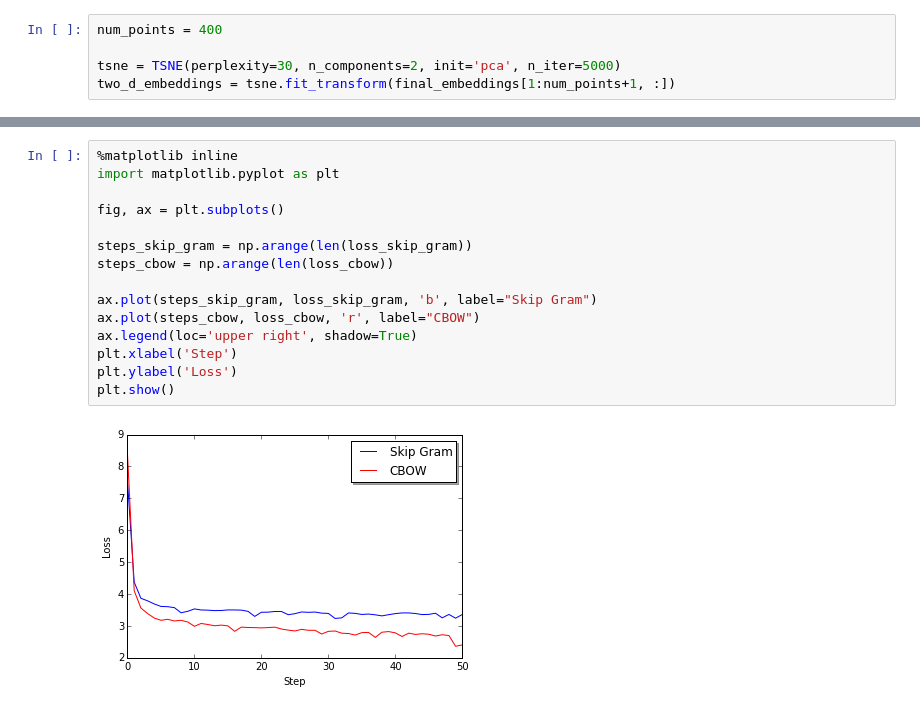
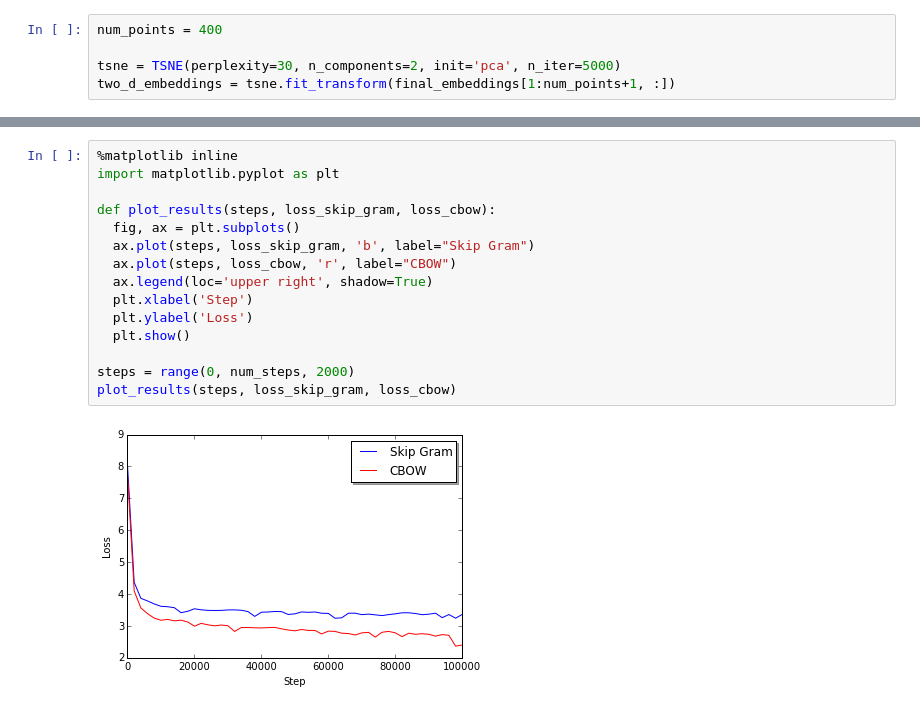
Before and after one commit to frankwwu/Udacity-Deep-Learning, a Jupyter notebook: 5_word2vec.ipynb, the cells around one changed output, grey strips where cells are left out. Saved outputs shown, nothing was run; the diff lists cells and outputs as text.

```diff
--- a/5_word2vec.ipynb
+++ b/5_word2vec.ipynb
@@ -487,17 +487,17 @@ plot(two_d_embeddings, words)
 # %%
 %matplotlib inline
 import matplotlib.pyplot as plt
 
-fig, ax = plt.subplots()
+def plot_results(steps, loss_skip_gram, loss_cbow):
+  fig, ax = plt.subplots()
+  ax.plot(steps, loss_skip_gram, 'b', label="Skip Gram")
+  ax.plot(steps, loss_cbow, 'r', label="CBOW")
+  ax.legend(loc='upper right', shadow=True)
+  plt.xlabel('Step')
+  plt.ylabel('Loss')
+  plt.show()
 
-steps_skip_gram = np.arange(len(loss_skip_gram))
-steps_cbow = np.arange(len(loss_cbow))
-
-ax.plot(steps_skip_gram, loss_skip_gram, 'b', label="Skip Gram")
-ax.plot(steps_cbow, loss_cbow, 'r', label="CBOW")
-ax.legend(loc='upper right', shadow=True)
-plt.xlabel('Step')
-plt.ylabel('Loss')
-plt.show()
+steps = range(0, num_steps, 2000)
+plot_results(steps, loss_skip_gram, loss_cbow)
 # %% [output]
-[figure, old version]
+[figure, new version]
```
Also changed, not shown: parts of 7 cells of this notebook.
